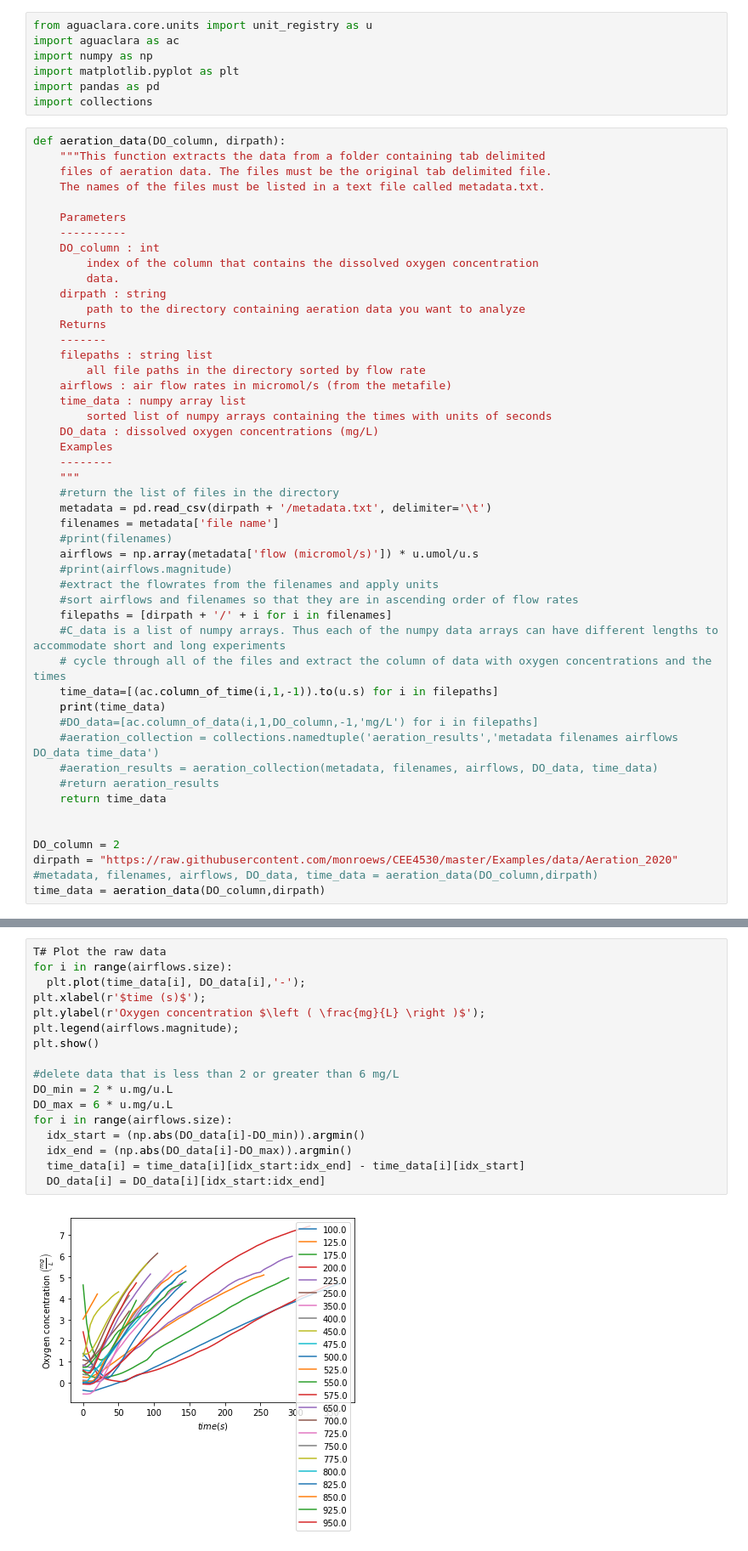
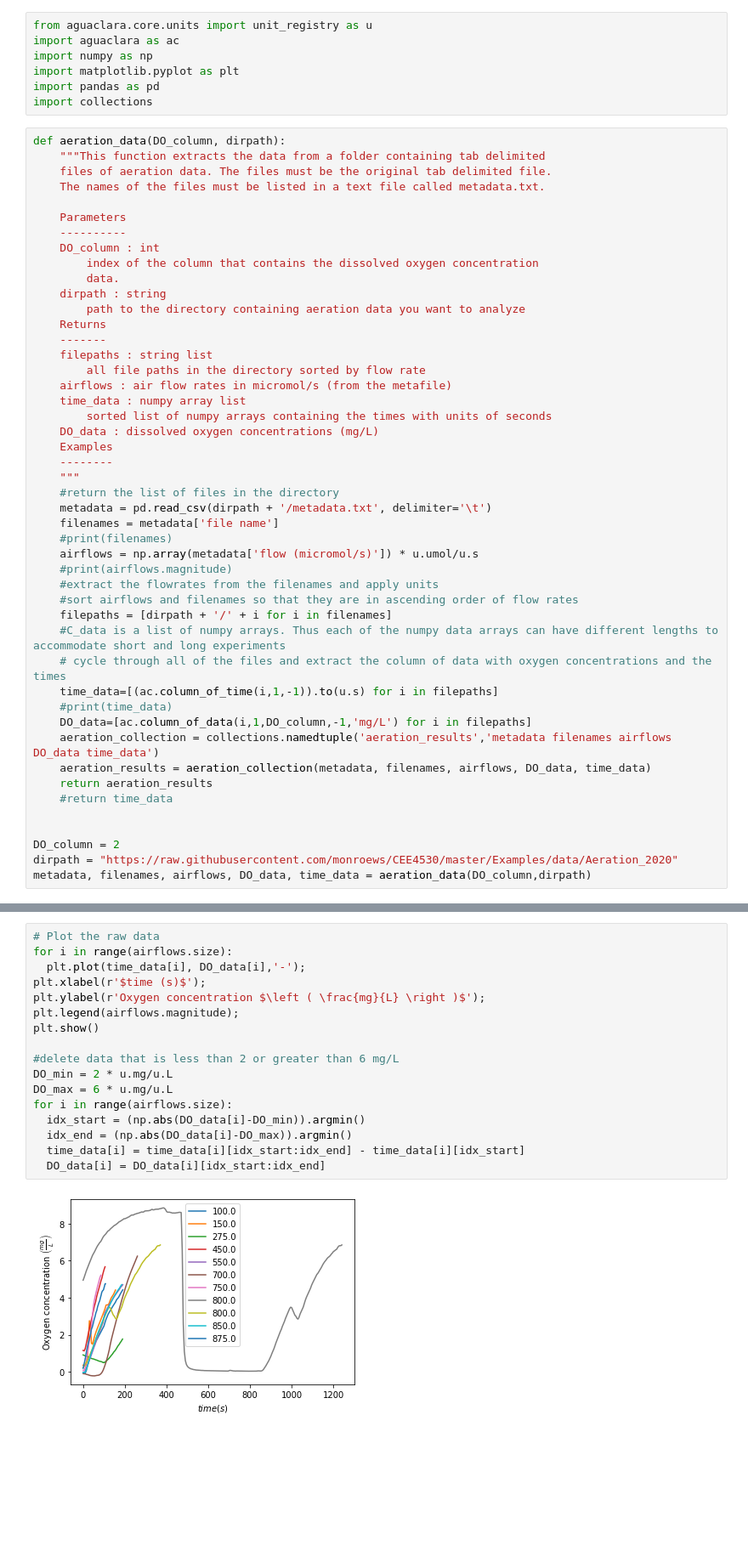
Before and after one commit to monroews/CEE4530, a Jupyter notebook: Examples/Aeration.ipynb, the cells around one changed output, grey strips where cells are left out. Shown at 85% size. Cells and saved outputs as stored; diff of their text form; blank space fills up the shorter version.

Commit message:
delete some data

```diff
--- a/Examples/Aeration.ipynb
+++ b/Examples/Aeration.ipynb
@@ -63,15 +45,14 @@ def aeration_data(DO_column, dirpath):
     #C_data is a list of numpy arrays. Thus each of the numpy data arrays can have different lengths to accommodate short and long experiments
     # cycle through all of the files and extract the column of data with oxygen concentrations and the times
     time_data=[(ac.column_of_time(i,1,-1)).to(u.s) for i in filepaths]
-    print(time_data)
-    #DO_data=[ac.column_of_data(i,1,DO_column,-1,'mg/L') for i in filepaths]
-    #aeration_collection = collections.namedtuple('aeration_results','metadata filenames airflows DO_data time_data')
-    #aeration_results = aeration_collection(metadata, filenames, airflows, DO_data, time_data)
-    #return aeration_results
-    return time_data
+    #print(time_data)
+    DO_data=[ac.column_of_data(i,1,DO_column,-1,'mg/L') for i in filepaths]
+    aeration_collection = collections.namedtuple('aeration_results','metadata filenames airflows DO_data time_data')
+    aeration_results = aeration_collection(metadata, filenames, airflows, DO_data, time_data)
+    return aeration_results
+    #return time_data
 
 
 DO_column = 2
 dirpath = "https://raw.githubusercontent.com/monroews/CEE4530/master/Examples/data/Aeration_2020"
-#metadata, filenames, airflows, DO_data, time_data = aeration_data(DO_column,dirpath)
-time_data = aeration_data(DO_column,dirpath)
+metadata, filenames, airflows, DO_data, time_data = aeration_data(DO_column,dirpath)
@@ -84,19 +59,19 @@ NameError: ignored
 # %%
-T# Plot the raw data
+# Plot the raw data
 for i in range(airflows.size):
   plt.plot(time_data[i], DO_data[i],'-');
 plt.xlabel(r'$time (s)$');
 plt.ylabel(r'Oxygen concentration $\left ( \frac{mg}{L} \right )$');
 plt.legend(airflows.magnitude);
 plt.show()
 
 #delete data that is less than 2 or greater than 6 mg/L
 DO_min = 2 * u.mg/u.L
 DO_max = 6 * u.mg/u.L
 for i in range(airflows.size):
   idx_start = (np.abs(DO_data[i]-DO_min)).argmin()
   idx_end = (np.abs(DO_data[i]-DO_max)).argmin()
   time_data[i] = time_data[i][idx_start:idx_end] - time_data[i][idx_start]
   DO_data[i] = DO_data[i][idx_start:idx_end]
 # %% [output]
-[figure, old version]
+[figure, new version]
```
Also changed, not shown: parts of 3 cells of this notebook, 1 other file.
